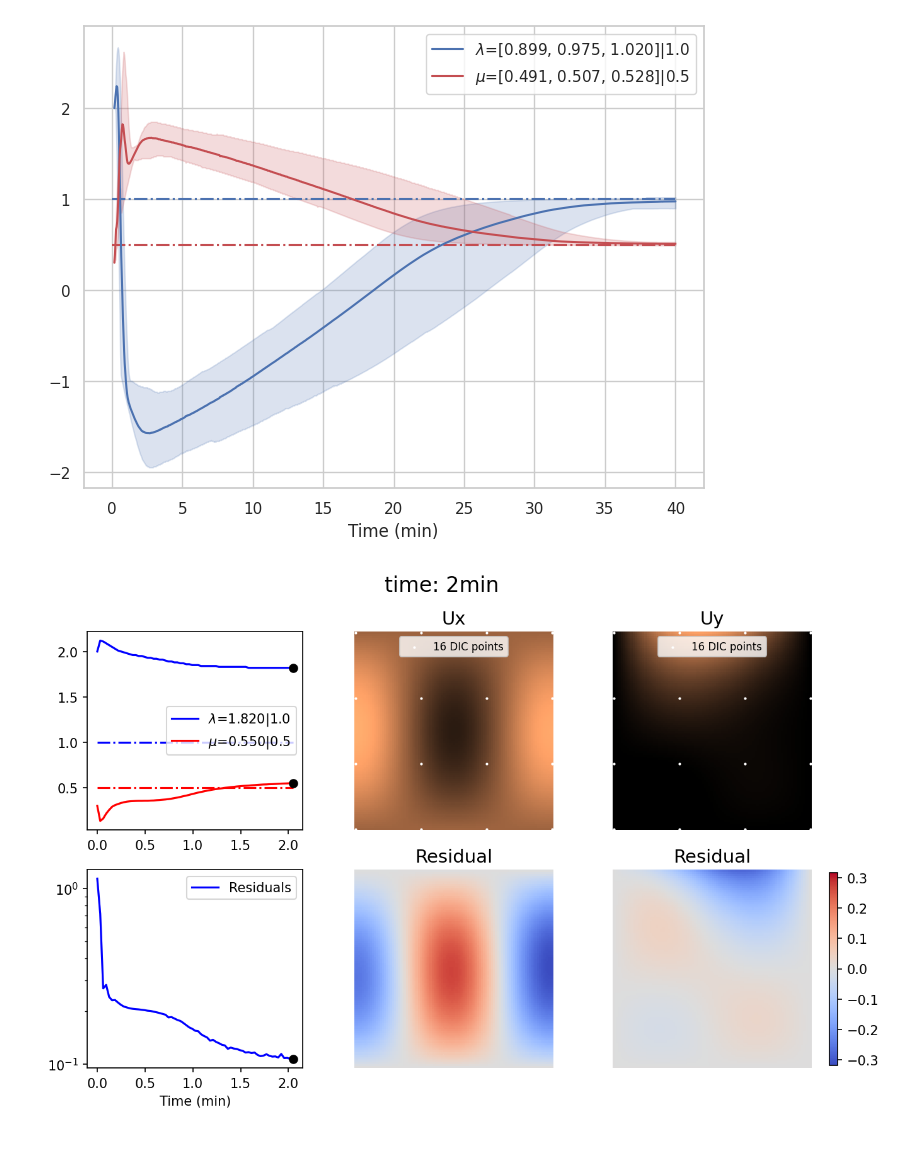
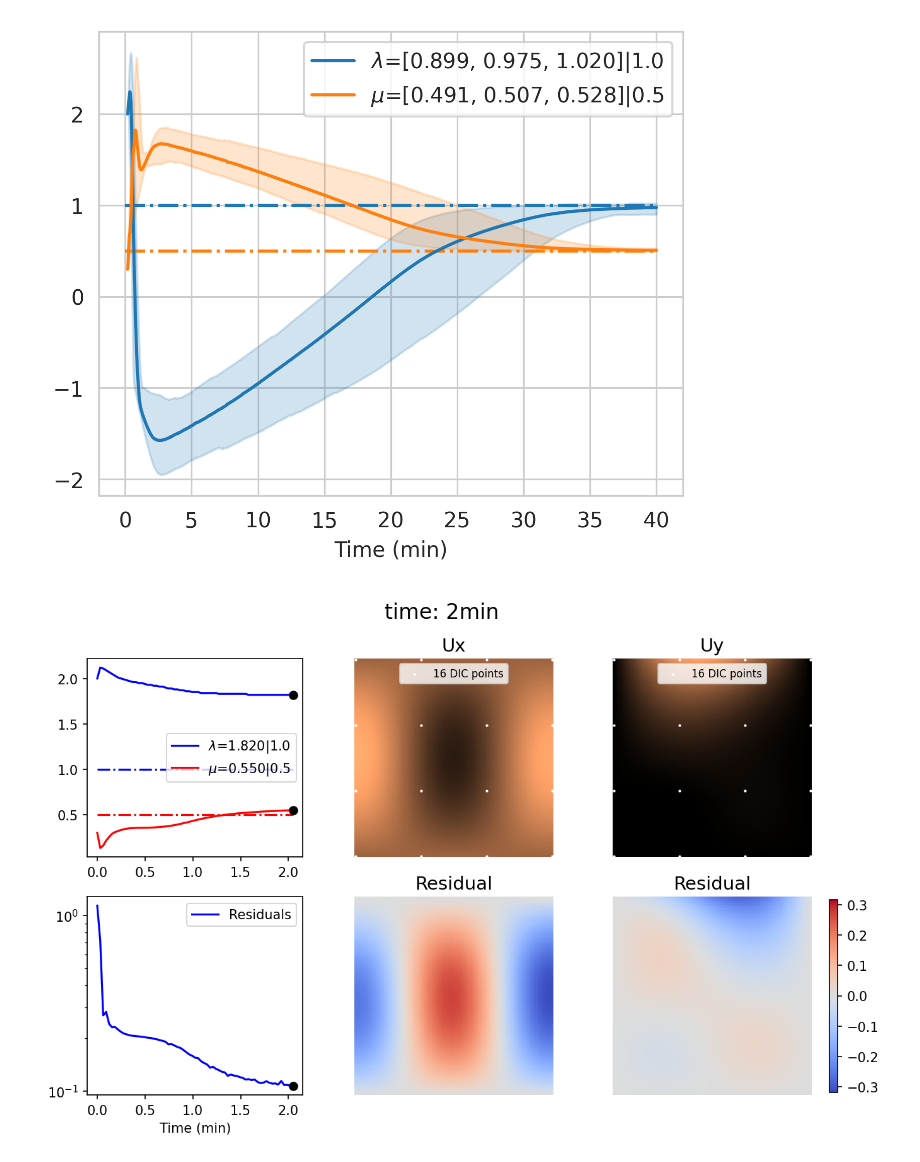
Before and after one commit to bonneted/pinn-cm, a Jupyter notebook: inverse/plot_loss_comp.ipynb, the cells around one changed output. Cells and saved outputs as stored; diff of their text form; code cells hidden in the pictures.

```diff
--- a/inverse/plot_loss_comp.ipynb
+++ b/inverse/plot_loss_comp.ipynb
@@ -8,7 +8,7 @@ net_type = net_types[1]
 lmbd_start = 2.0
 mu_start = 0.3
 iteration = 100000
-times = [10,10,10]
+times = [40,10]
 time = times[0]
 nDIC = 36
 noise = 0.1
@@ -66,10 +66,10 @@ def load_runs(folder_list, window_size=10):
 
     return loss_history, lambda_history, mu_history
 
-comparaison_types = noise_types
+comparaison_types = net_types
 
 folder_lists = []
-for noise_type, time in zip(comparaison_types, times):
+for net_type, time in zip(comparaison_types, times):
     folder_name = f"{net_type}_lmbd-{lmbd_start}_mu-{mu_start}_nDIC-{nDIC}_noise-{noise_type}-{noise}_{time}min"
     folder_lists.append(get_folder_list(folder_name))
     # print(folder_name)
@@ -103,12 +102,14 @@ metrics_names = ["Residuals", "PDE Loss", "Material Loss", "DIC Loss"]
 # %%
 import matplotlib.pyplot as plt
 import matplotlib.animation as animation
-
+import seaborn as sns
+#seaborn whitegrid:
+sns.set_style("whitegrid")
 
 step_type = ["iteration", "time"][1]
 time_unit = ["s", "min"][1]
 metrics_idx = [0]#, 1, 2, 3]
-comp_idx = [0,1,2]
+comp_idx = [0,1]
 t_elapsed = run_config["elapsed"]
 if step_type == "time":
     steps = [np.array(step_loaded) * time/step_loaded[-1] for step_loaded, time in zip(steps_loaded, times)]
@@ -117,7 +118,7 @@ if step_type == "time":
 else:
     steps = steps_loaded
 
-palette = sns.color_palette()
+palette = [sns.color_palette()[0], sns.color_palette()[3]]
 def init_metrics(ax, metrics_idx=[0]):
     ax.set_yscale('log')
     lines = []
@@ -129,7 +130,7 @@ def init_metrics(ax, metrics_idx=[0]):
             ax.plot(steps[comp_id], metrics[idx][comp_id].mean(axis=0), alpha=1, color=palette[comp_id])
             # ax.fill_between(steps[noise_id], metrics[idx][noise_id].mean(axis=0) - metrics[idx][noise_id].std(axis=0), metrics[idx][noise_id].mean(axis=0) + metrics[idx][noise_id].std(axis=0), alpha=0.2, color=['b', 'r', 'g', 'y'][noise_id])
             ax.fill_between(steps[comp_id], metrics[idx][comp_id].min(axis=0), metrics[idx][comp_id].max(axis=0), alpha=0.2, color=palette[comp_id])
-            line.append(ax.plot([], [], zorder=3, color=['b', 'r', 'g', 'y'][comp_id], label=comparaison_types[comp_id])[0])
+            line.append(ax.plot([], [], zorder=3, color=palette[comp_id], label=["PINN","SPINN"][comp_id]))#label=comparaison_types[comp_id])[0])
             scatter.append(ax.scatter([], [], c='k', zorder=4))
         lines.append(line)
         scatters.append(scatter)
@@ -141,7 +142,7 @@ def init_metrics(ax, metrics_idx=[0]):
     #     scatters.append(ax.scatter([], [], c='k', zorder=4))
 
     ax.legend()
-    ax.set_ylabel("Residual")
+    ax.set_ylabel("Relative MSE")
     if step_type == "time":
         ax.set_xlabel(f"Time ({time_unit})")
     else:
@@ -156,7 +157,7 @@ def update_metrics(iterations, lines, scatters, metrics_idx=[0]):
 
     return lines, scatters
 
-fig, ax = plt.subplots(1, 1, figsize=(8, 6), dpi=100)
+fig, ax = plt.subplots(1, 1, figsize=(6, 4), dpi=100)
 lines, scatters = init_metrics(ax,  metrics_idx=metrics_idx)
 # update_metrics(-1, lines, scatters, metrics_idx=metrics_idx)
 plt.show()
@@ -213,7 +214,7 @@ final_mu = [mu_history[comp_id][:, -1] for comp_id in range(len(comparaison_type
 
 df_final = []
 
-comp_idx = [0,1,2]
+comp_idx = [0,1]
 
 for comp_id in comp_idx:
     # print(len(final_res[comp_id]))
@@ -243,7 +244,8 @@ plot_distribution(ax,df_final, "net type", "final residual", color=palette[3])
 # %%
 lambda_actual = run_config["lmbd_actual"]
 mu_actual = run_config["mu_actual"]
-comp_idx = [1]
+comp_idx = [0]
+palette = sns.color_palette()
 
 def init_variables(ax):
     # ax.set_yscale('log')
@@ -253,46 +255,46 @@ def init_variables(ax):
         #     ax.plot(steps[comp_id], mu_history[comp_id].mean(axis=0), color='r', alpha=1, label=r"$\mu_{\text{SPINN}}$"+f"={mu_history[0].mean(axis=0)[-1]:.4f} ; "+r"$\mu_{\text{PINN}}$"+f"={mu_history[1].mean(axis=0)[-1]:.4f} |{mu_actual}")
         # else:
 
-        ax.hlines(y=lambda_actual,xmin=0, xmax=steps[comp_id].max(), linestyles='-.', colors="b")#, label=r"Actual $\lambda=$"+f"{lambda_actual}")
-        ax.hlines(y=mu_actual,xmin=0, xmax=steps[comp_id].max(), linestyles='-.', colors="r")#, label=r"Actual $\mu=$"+f"{mu_actual}")
-        ax.plot(steps[comp_id], lambda_history[comp_id].mean(axis=0), color='b', alpha=1, label=r"$\lambda$"+f"=[{lambda_history[comp_id].min(axis=0)[-1]:.3f}, {lambda_history[comp_id].mean(axis=0)[-1]:.3f}, {lambda_history[comp_id].max(axis=0)[-1]:.3f}]|{lambda_actual}")
-        ax.plot(steps[comp_id], mu_history[comp_id].mean(axis=0), color='r', alpha=1, label=r"$\mu$"+f"=[{mu_history[comp_id].min(axis=0)[-1]:.3f}, {mu_history[comp_id].mean(axis=0)[-1]:.3f}, {mu_history[comp_id].max(axis=0)[-1]:.3f}]|{mu_actual}")
-        ax.fill_between(steps[comp_id], lambda_history[comp_id].min(axis=0), lambda_history[comp_id].max(axis=0), alpha=0.2, color='b')
-        ax.fill_between(steps[comp_id], mu_history[comp_id].min(axis=0), mu_history[comp_id].max(axis=0), alpha=0.2, color='r')
+        ax.hlines(y=lambda_actual,xmin=0, xmax=steps[comp_id].max(), linestyles='-.', colors=palette[0])#, label=r"Actual $\lambda=$"+f"{lambda_actual}")
+        ax.hlines(y=mu_actual,xmin=0, xmax=steps[comp_id].max(), linestyles='-.', colors=palette[1])#, label=r"Actual $\mu=$"+f"{mu_actual}")
+        ax.plot(steps[comp_id], lambda_history[comp_id].mean(axis=0), color=palette[0], alpha=1, label=r"$\lambda$"+f"=[{lambda_history[comp_id].min(axis=0)[-1]:.3f}, {lambda_history[comp_id].mean(axis=0)[-1]:.3f}, {lambda_history[comp_id].max(axis=0)[-1]:.3f}]|{lambda_actual}")
+        ax.plot(steps[comp_id], mu_history[comp_id].mean(axis=0), color=palette[1], alpha=1, label=r"$\mu$"+f"=[{mu_history[comp_id].min(axis=0)[-1]:.3f}, {mu_history[comp_id].mean(axis=0)[-1]:.3f}, {mu_history[comp_id].max(axis=0)[-1]:.3f}]|{mu_actual}")
+        ax.fill_between(steps[comp_id], lambda_history[comp_id].min(axis=0), lambda_history[comp_id].max(axis=0), alpha=0.2, color=palette[0])
+        ax.fill_between(steps[comp_id], mu_history[comp_id].min(axis=0), mu_history[comp_id].max(axis=0), alpha=0.2, color=palette[1])
     # line_lambda, = ax.plot([], [], color='b', zorder=3, label=r"$\lambda$"+f"={lambda_history.mean(axis=0)[0]:.3f}|{lambda_actual}")
     # line_mu, = ax.plot([], [], color='r', zorder=3,label=r"$\mu$"+f"={mu_history.mean(axis=0)[0]:.3f}|{mu_actual}")
     # ax.plot(steps, lambda_history.mean(axis=0), color='b', alpha=0.2)
     # ax.plot(steps, mu_history.mean(axis=0), color='r', alpha=0.2)
     # ax.fill_between(steps, lambda_history.min(axis=0), lambda_history.max(axis=0), alpha=0.2, color='b')
     # ax.fill_between(steps, mu_history.min(axis=0), mu_history.max(axis=0), alpha=0.2, color='r')
     # scatter_mu = ax.scatter([], [], c='k', zorder=4)
     # scatter_lambda = ax.scatter([], [], c='k', zorder=4)
 
     ax.legend()
     if step_type == "time":
         ax.set_xlabel(f"Time ({time_unit})")
     else:
         ax.set_xlabel("Iterations")
 
     return ax
 
 def update_variables(iterations, line_lambda, line_mu, scatter_mu, scatter_lambda,ax):
 
     line_lambda.set_data(steps[:iterations], lambda_history.mean(axis=0)[:iterations])
     line_lambda.set_label(r"$\lambda$"+f"={lambda_history.mean(axis=0)[iterations]:.3f}|{lambda_actual}")
     scatter_lambda.set_offsets([steps[iterations], lambda_history.mean(axis=0)[iterations]])
     line_mu.set_data(steps[:iterations], mu_history.mean(axis=0)[:iterations])
     line_mu.set_label(r"$\mu$"+f"={mu_history.mean(axis=0)[iterations]:.3f}|{mu_actual}")
     scatter_mu.set_offsets([steps[iterations], mu_history.mean(axis=0)[iterations]])
     ax.legend()
     return line_lambda, line_mu, scatter_mu, scatter_lambda, ax
 
-fig, ax = plt.subplots(1, 1, figsize=(8, 6), dpi=100)
+fig, ax = plt.subplots(1, 1, figsize=(5, 4), dpi=300)
 ax = init_variables(ax)
 # update_variables(-1, line_lambda, line_mu, scatter_mu, scatter_lambda, ax)
 plt.show()
 # %% [output]
-[figure, old version]
+[figure, new version]
 # %%
 
 logged_field = run_config["logged_fields"]
```
Also changed, not shown: parts of 3 cells of this notebook.
